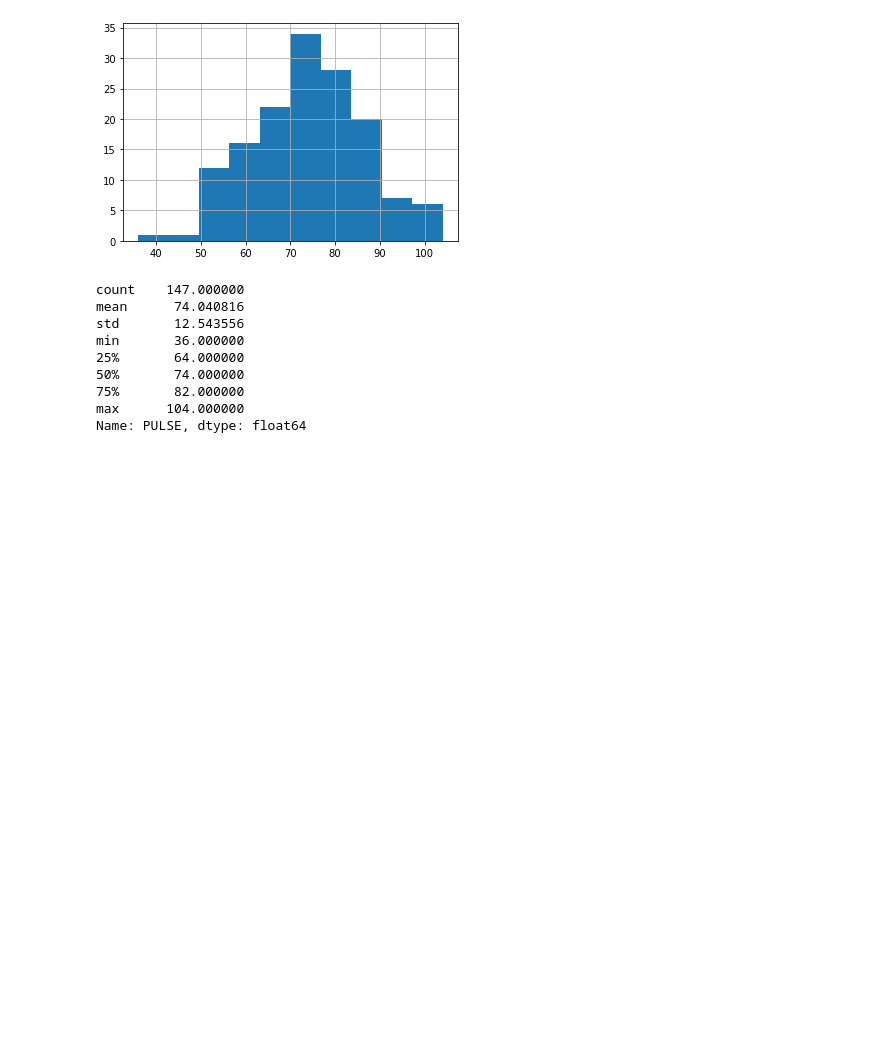
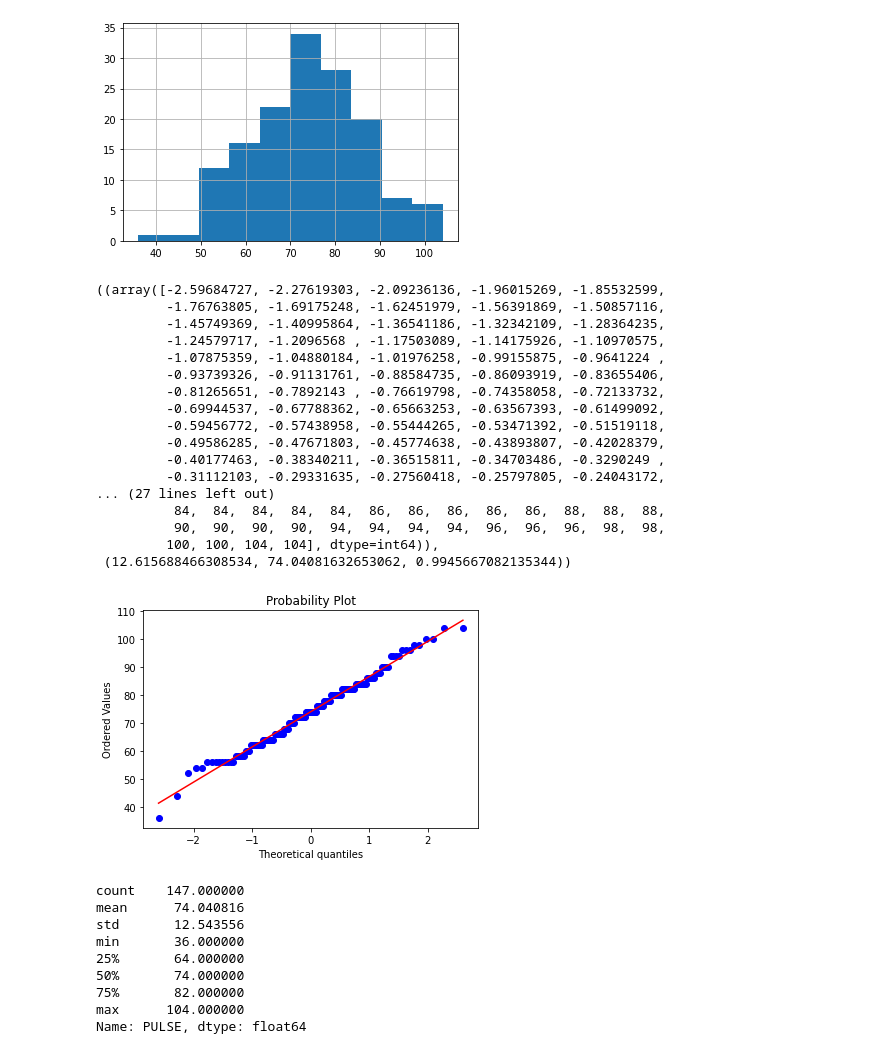
Before and after one commit to RodrigoEmygdio/Estatistica, a Jupyter notebook: notebooks/Tirola/Analise_Distribuicao_Frequencia.ipynb, the cells around one changed output. Saved outputs shown, nothing was run; the diff lists cells and outputs as text; code cells hidden in the pictures; blank space fills up the shorter version.

```diff
--- a/notebooks/Tirola/Analise_Distribuicao_Frequencia.ipynb
+++ b/notebooks/Tirola/Analise_Distribuicao_Frequencia.ipynb
@@ -172,6 +221,27 @@ df_dados_mulheres['PULSE'].hist()
 # %% [output]
 <matplotlib.axes._subplots.AxesSubplot at 0x...>
 [figure]
+# %%
+probplot(df_dados_mulheres['PULSE'],plot=plt)
+# %% [output]
+((array([-2.59684727, -2.27619303, -2.09236136, -1.96015269, -1.85532599,
+         -1.76763805, -1.69175248, -1.62451979, -1.56391869, -1.50857116,
+         -1.45749369, -1.40995864, -1.36541186, -1.32342109, -1.28364235,
+         -1.24579717, -1.2096568 , -1.17503089, -1.14175926, -1.10970575,
+         -1.07875359, -1.04880184, -1.01976258, -0.99155875, -0.9641224 ,
+         -0.93739326, -0.91131761, -0.88584735, -0.86093919, -0.83655406,
+         -0.81265651, -0.7892143 , -0.76619798, -0.74358058, -0.72133732,
+         -0.69944537, -0.67788362, -0.65663253, -0.63567393, -0.61499092,
+         -0.59456772, -0.57438958, -0.55444265, -0.53471392, -0.51519118,
+         -0.49586285, -0.47671803, -0.45774638, -0.43893807, -0.42028379,
+         -0.40177463, -0.38340211, -0.36515811, -0.34703486, -0.3290249 ,
+         -0.31112103, -0.29331635, -0.27560418, -0.25797805, -0.24043172,
+... (27 lines left out)
+          84,  84,  84,  84,  84,  86,  86,  86,  86,  86,  88,  88,  88,
+          90,  90,  90,  90,  94,  94,  94,  94,  96,  96,  96,  98,  98,
+         100, 100, 104, 104], dtype=int64)),
+ (12.615688466308534, 74.04081632653062, 0.9945667082135344))
+[figure, added]
 # %%
 df_dados_mulheres['PULSE'].describe()
 # %% [output]
```
Also changed, not shown: parts of 27 cells of this notebook, 1 other file.
